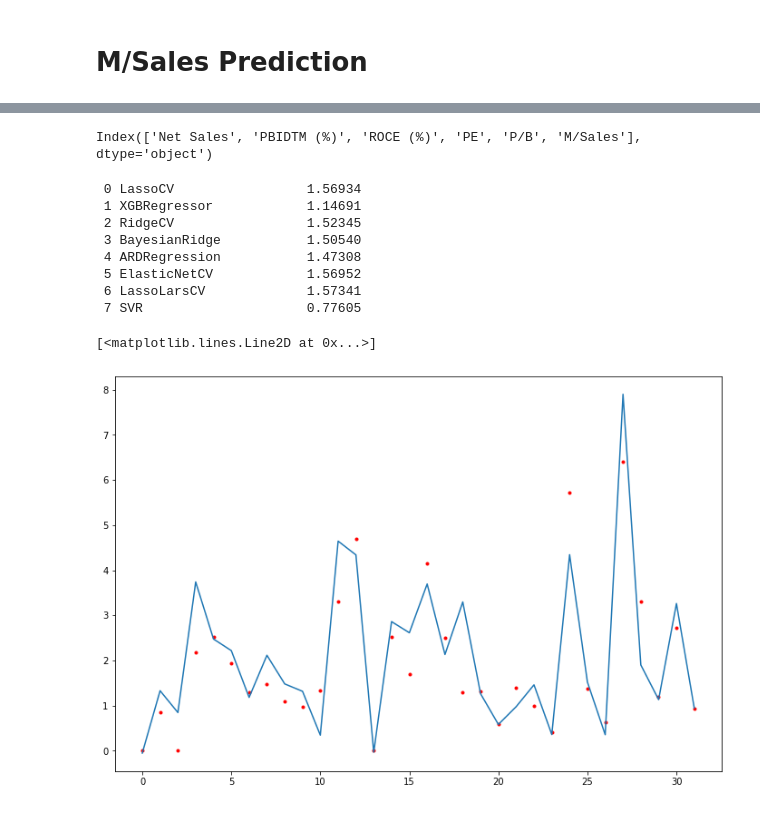
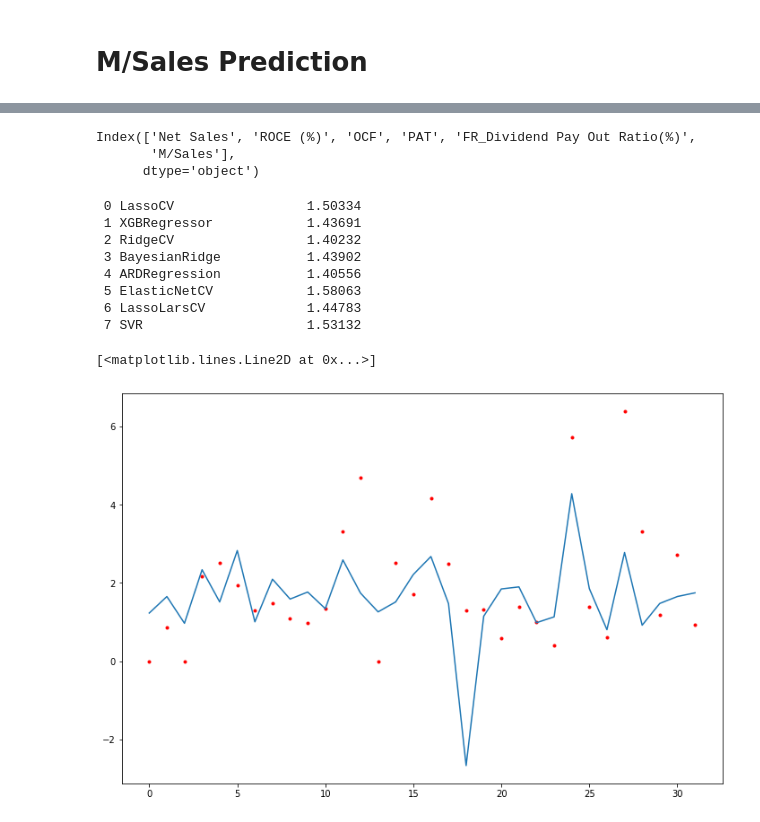
Before and after one commit to RohanTrix/Stock-market-predictor, a Jupyter notebook: MNC_Day2.ipynb, the cells around one changed output, grey strips where cells are left out. Drawn from its saved outputs; the diff is of its cells as text; code cells hidden in the pictures.

```diff
--- a/MNC_Day2.ipynb
+++ b/MNC_Day2.ipynb
@@ -13,7 +13,7 @@ import matplotlib.pyplot as plt
 import seaborn as sns
 %matplotlib inline
 # %%
-data = pd.read_csv('data2.csv')
+data = pd.read_csv('dataset2.csv')
 # %%
 data.head()
 # %% [output]
@@ -60,4 +65,4 @@ len(data.columns)
 # %% [markdown]
 # **Ev/EBITDA Prediction**
 # %%
-data1 = data.iloc[:,:13 ]
+data1 = data.iloc[:,:-1 ]
@@ -88,2 +86,2 @@ Index(['ROE (%)', 'ROCE (%)', 'Asset Turnover(x)', 'PE', 'P/B', 'Ev/EBITDA'], dt
 # %%
-X,y = data1[['ROE (%)', 'ROCE (%)', 'Asset Turnover(x)', 'PE', 'P/B']], data1['Ev/EBITDA']
+X,y = data1[['PATM (%)', 'ROE (%)', 'ROCE (%)', 'Asset Turnover(x)', 'Free Float']], data1['Ev/EBITDA']
@@ -173,9 +187,11 @@ plt.show()
 # %%
 cor_target = abs(cor["M/Sales"])
-relevant_features = cor_target[cor_target>0.11]
+relevant_features = cor_target[cor_target>0.13]
 relevant_features.index
 # %% [output]
-Index(['Net Sales', 'PBIDTM (%)', 'ROCE (%)', 'PE', 'P/B', 'M/Sales'], dtype='object')
+Index(['Net Sales', 'ROCE (%)', 'OCF', 'PAT', 'FR_Dividend Pay Out Ratio(%)',
+       'M/Sales'],
+      dtype='object')
 # %%
-X,y = data2[['Net Sales', 'PBIDTM (%)', 'ROCE (%)', 'PE', 'P/B']], data2['M/Sales']
+X,y = data2[['Net Sales', 'ROCE (%)', 'OCF', 'PAT', 'FR_Dividend Pay Out Ratio(%)']], data2['M/Sales']
 # %%
@@ -226,19 +243,19 @@ for i,r,p in zip(range(len(reg_name)),reg_name,pred_list):
 
     print('{:2d} {:20s}    {:.5f}'.format(i,r, round(mean_squared_error(y_test.values, p)**0.5,5),))
 # %% [output]
- 0 LassoCV                 1.56934
- 1 XGBRegressor            1.14691
- 2 RidgeCV                 1.52345
- 3 BayesianRidge           1.50540
- 4 ARDRegression           1.47308
- 5 ElasticNetCV            1.56952
- 6 LassoLarsCV             1.57341
- 7 SVR                     0.77605
+ 0 LassoCV                 1.50334
+ 1 XGBRegressor            1.43691
+ 2 RidgeCV                 1.40232
+ 3 BayesianRidge           1.43902
+ 4 ARDRegression           1.40556
+ 5 ElasticNetCV            1.58063
+ 6 LassoLarsCV             1.44783
+ 7 SVR                     1.53132
 # %%
 plt.subplots(figsize=(12,8))
 plt.plot(range(y_test.shape[0]),y_test,'.r')
 #plt.plot(range(y_test.shape[0]),y_test,'.r')
-plt.plot([i for i in range(len(pred_list[1]))], pred_list[7])
+plt.plot([i for i in range(len(pred_list[1]))], pred_list[2])
 # %% [output]
 [<matplotlib.lines.Line2D at 0x...>]
-[figure, old version]
+[figure, new version]
```
Also changed, not shown: parts of 15 cells of this notebook.
